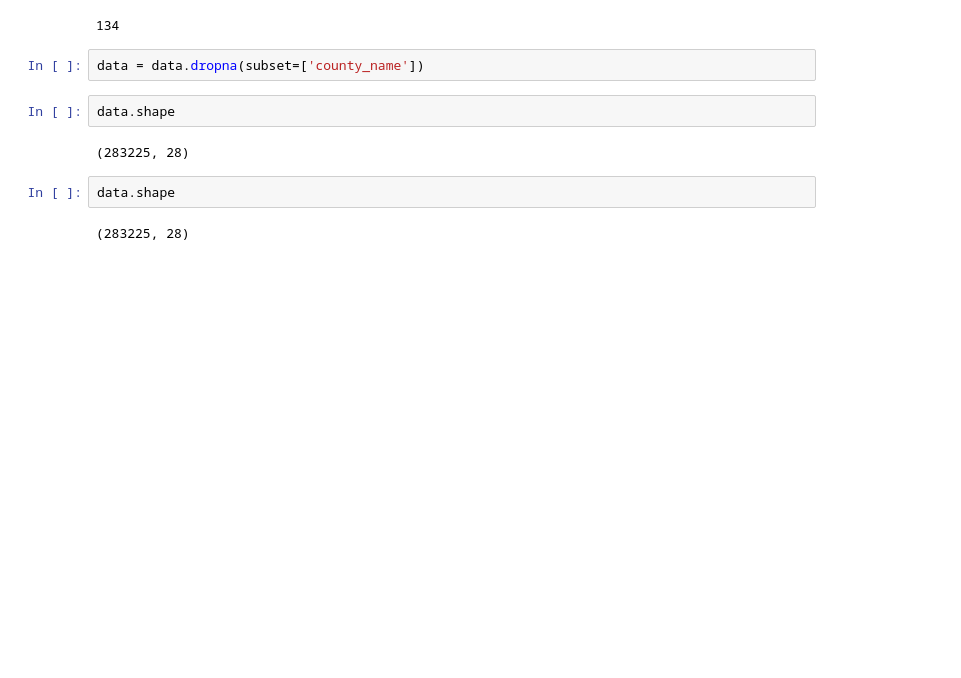
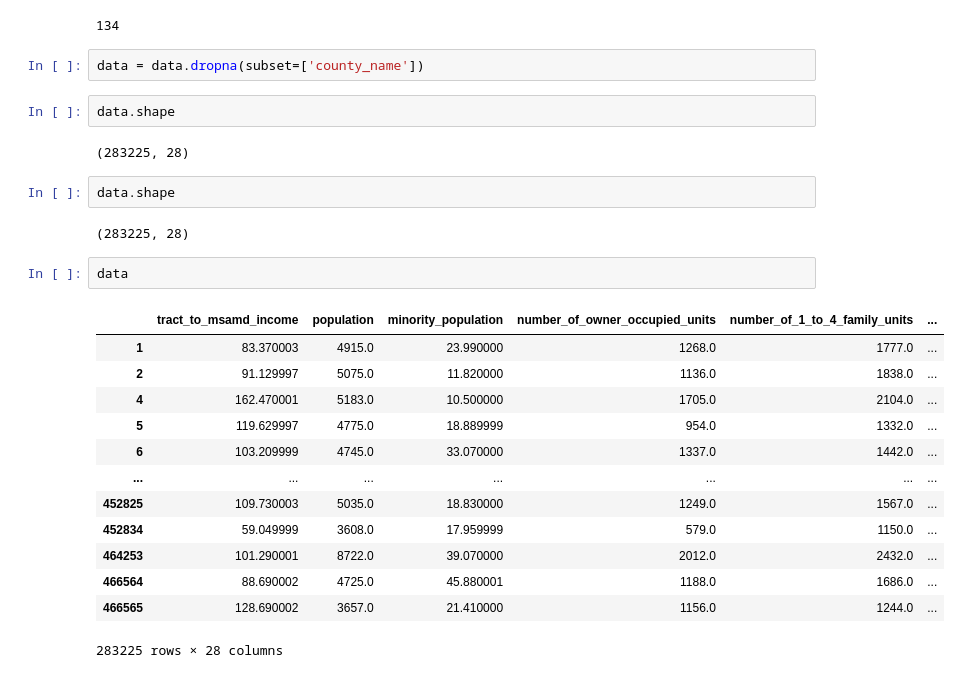
Before and after one commit to roski10/Project_Mortgages, a Jupyter notebook: notebook/Rohans_Project_Mortgages.ipynb, the cells around one changed output. Drawn from its saved outputs; the diff is of its cells as text; blank space fills up the shorter version.

Commit message:
prepare data for pre-processing 1

```diff
--- a/notebook/Rohans_Project_Mortgages.ipynb
+++ b/notebook/Rohans_Project_Mortgages.ipynb
@@ -360,3 +360,19 @@ data.shape
 data.shape
 # %% [output]
 (283225, 28)
+# %%
+data
+# %% [output]
+|  | tract_to_msamd_income | population | minority_population | number_of_owner_occupied_units | number_of_1_to_4_family_units | ... |
+| 1 | 83.370003 | 4915.0 | 23.990000 | 1268.0 | 1777.0 | ... |
+| 2 | 91.129997 | 5075.0 | 11.820000 | 1136.0 | 1838.0 | ... |
+| 4 | 162.470001 | 5183.0 | 10.500000 | 1705.0 | 2104.0 | ... |
+| 5 | 119.629997 | 4775.0 | 18.889999 | 954.0 | 1332.0 | ... |
+| 6 | 103.209999 | 4745.0 | 33.070000 | 1337.0 | 1442.0 | ... |
+| ... | ... | ... | ... | ... | ... | ... |
+| 452825 | 109.730003 | 5035.0 | 18.830000 | 1249.0 | 1567.0 | ... |
+| 452834 | 59.049999 | 3608.0 | 17.959999 | 579.0 | 1150.0 | ... |
+| 464253 | 101.290001 | 8722.0 | 39.070000 | 2012.0 | 2432.0 | ... |
+| 466564 | 88.690002 | 4725.0 | 45.880001 | 1188.0 | 1686.0 | ... |
+| 466565 | 128.690002 | 3657.0 | 21.410000 | 1156.0 | 1244.0 | ... |
+283225 rows × 28 columns
```
Also changed, not shown: parts of 2 cells of this notebook.
